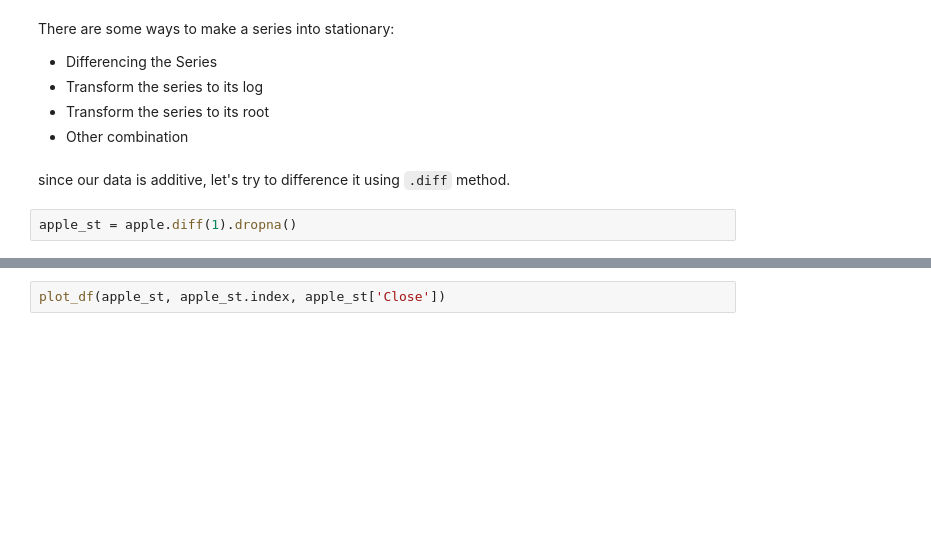
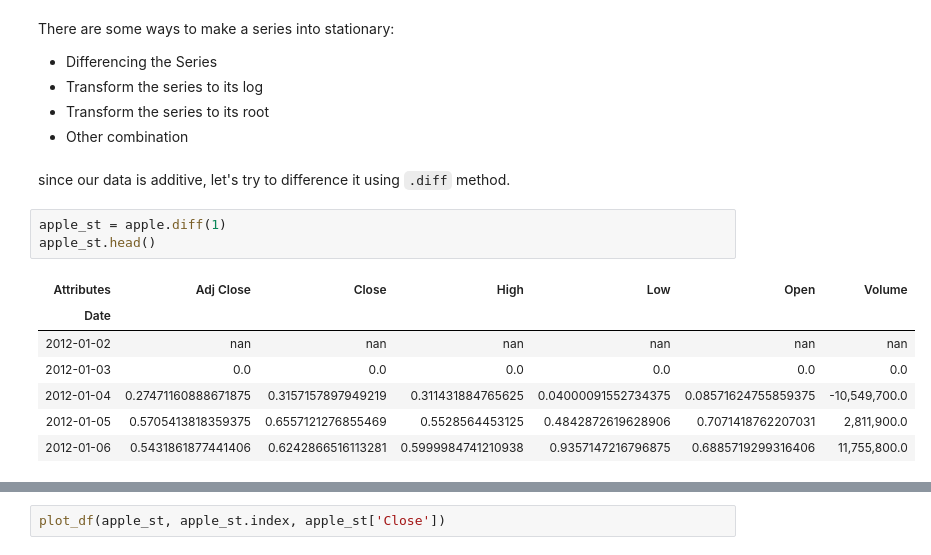
Before and after one commit to iqbalbasyar/time-series-analysis-with-python, a Jupyter notebook: Timeseries Analysis.ipynb, the cells around one changed output, grey strips where cells are left out. Saved outputs shown, nothing was run; the diff lists cells and outputs as text; blank space fills up the shorter version.

```diff
--- a/Timeseries Analysis.ipynb
+++ b/Timeseries Analysis.ipynb
@@ -119,4 +135,13 @@ There are some ways to make a series into stationary:
 # %% [markdown]
 since our data is additive, let's try to difference it using `.diff` method.
 # %%
-apple_st = apple.diff(1).dropna()
+apple_st = apple.diff(1)
+apple_st.head()
+# %% [output]
+| Attributes | Adj Close | Close | High | Low | Open | Volume |
+| Date |  |  |  |  |  |  |
+| 2012-01-02 | nan | nan | nan | nan | nan | nan |
+| 2012-01-03 | 0.0 | 0.0 | 0.0 | 0.0 | 0.0 | 0.0 |
+| 2012-01-04 | 0.27471160888671875 | 0.3157157897949219 | 0.311431884765625 | 0.04000091552734375 | 0.08571624755859375 | -10,549,700.0 |
+| 2012-01-05 | 0.5705413818359375 | 0.6557121276855469 | 0.5528564453125 | 0.4842872619628906 | 0.7071418762207031 | 2,811,900.0 |
+| 2012-01-06 | 0.5431861877441406 | 0.6242866516113281 | 0.5999984741210938 | 0.9357147216796875 | 0.6885719299316406 | 11,755,800.0 |
```
Also changed, not shown: parts of 13 cells of this notebook.
